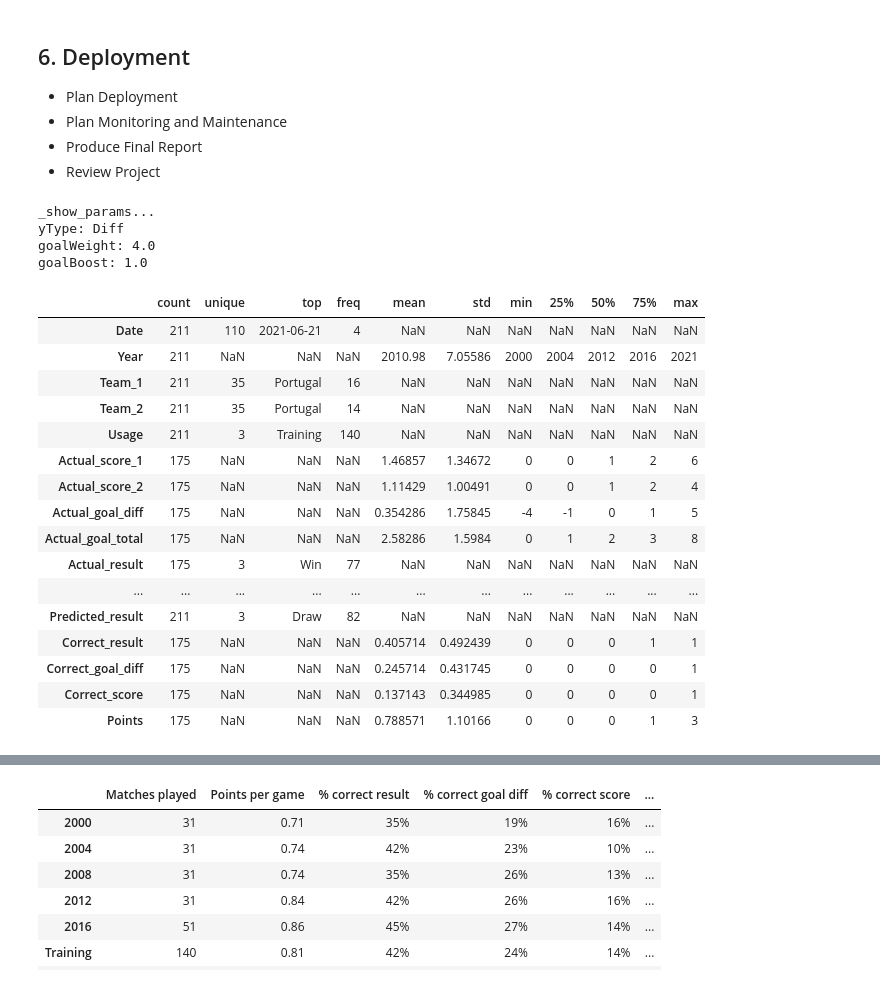
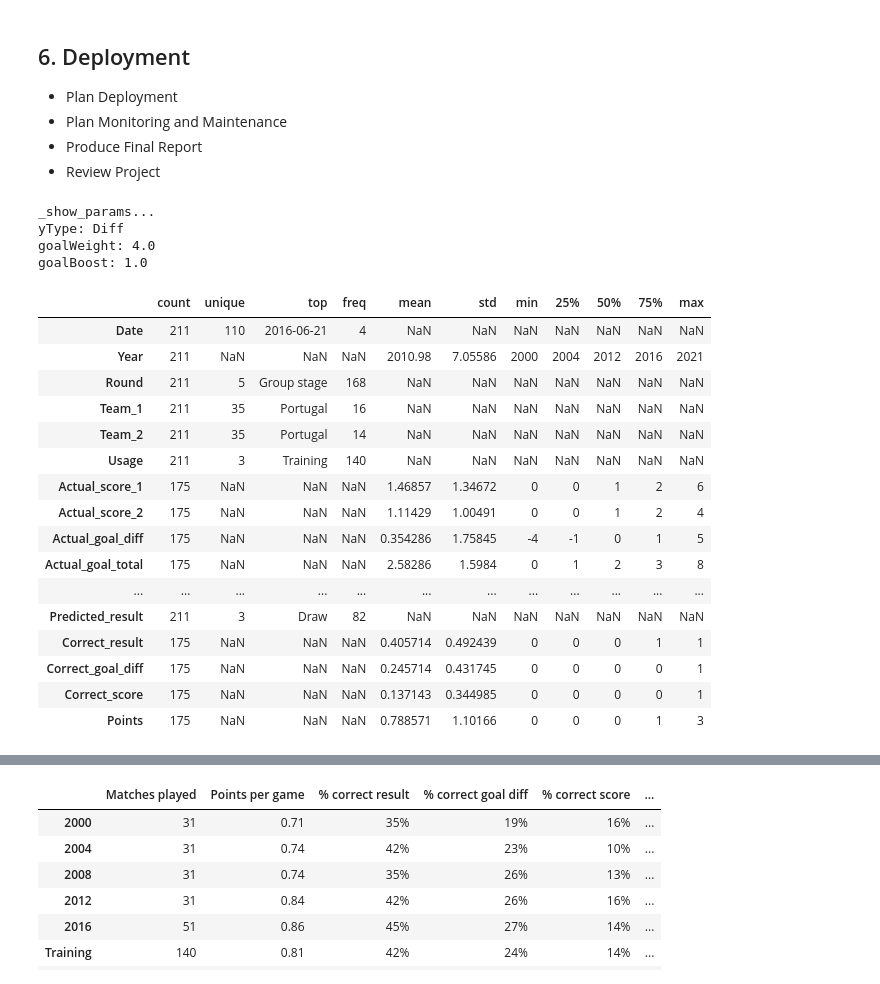
Before and after one commit to deacona/the-ball-is-round, a Jupyter notebook: notebooks/intl_02_euro_2020.ipynb, the cells around one changed output, grey strips where cells are left out. Drawn from its saved outputs; the diff is of its cells as text; code cells hidden in the pictures.

Commit message:
Use group stage predictions
Add Round to data
Calculate group tables and third-place rankings
Enter UEFA Match and Tournament predictors

```diff
--- a/notebooks/intl_02_euro_2020.ipynb
+++ b/notebooks/intl_02_euro_2020.ipynb
@@ -813,8 +813,8 @@ selected_gd_model, selected_gt_model
 * Produce Final Report
 * Review Project
 # %%
-output = data.copy(deep=True)[["Date", "Year", "Team_1", "Team_2", "Usage", "Goals_1", "Goals_2", "Goal_diff", "Goal_total", "Result"]]
-output.columns = ["Date", "Year", "Team_1", "Team_2", "Usage", "Actual_score_1", "Actual_score_2", "Actual_goal_diff", "Actual_goal_total", "Actual_result"]
+output = data.copy(deep=True)[["Date", "Year", "Round", "Team_1", "Team_2", "Usage", "Goals_1", "Goals_2", "Goal_diff", "Goal_total", "Result"]]
+output.columns = ["Date", "Year", "Round", "Team_1", "Team_2", "Usage", "Actual_score_1", "Actual_score_2", "Actual_goal_diff", "Actual_goal_total", "Actual_result"]
 output.loc[output.index.isin(gd_y_test.index), "Usage"] = "Testing"
 
 gd_pred = selected_gd_model.predict(data[gd_features])
@@ -822,35 +822,36 @@ gt_pred = selected_gt_model.predict(data[gt_features])
 
 gd_weight = 1 #.05
 gt_weight = 1 #.15
 
 ## add weights?
 output["Predicted_score_1"] = (gd_weight * (gt_pred + gd_pred) / 2).round()
 output["Predicted_score_2"] = (gt_weight * (gt_pred - gd_pred) / 2).round()
 output["Predicted_goal_diff"] = output.Predicted_score_1 - output.Predicted_score_2
 output["Predicted_goal_total"] = output.Predicted_score_1 + output.Predicted_score_2
 output["Predicted_result"] = None
 output.loc[output.Predicted_score_1 == output.Predicted_score_2, "Predicted_result"] = "Draw"
 output.loc[output.Predicted_score_1 > output.Predicted_score_2, "Predicted_result"] = "Win"
 output.loc[output.Predicted_score_1 < output.Predicted_score_2, "Predicted_result"] = "Loss"
 
 output["Correct_result"] = (output.Actual_result == output.Predicted_result).astype(int)
 output["Correct_goal_diff"] = (output.Actual_goal_diff == output.Predicted_goal_diff).astype(int)
 output["Correct_score"] = ((output.Actual_score_1 == output.Predicted_score_1) & (output.Actual_score_2 == output.Predicted_score_2)).astype(int)
 output["Points"] = output.Correct_result + output.Correct_goal_diff + output.Correct_score
 
 for col in ["Correct_result", "Correct_goal_diff", "Correct_score", "Points"]:
     output.loc[pd.isnull(output.Actual_result), col] = np.nan
 
 output.to_csv("../data/interim/intl_02_predictions.csv", index=False)
 output.describe(include="all").T
 # %% [output]
 _show_params...
 yType: Diff
 goalWeight: 4.0
 goalBoost: 1.0
 |  | count | unique | top | freq | mean | std | min | 25% | 50% | 75% | max |
-| Date | 211 | 110 | 2021-06-21 | 4 | NaN | NaN | NaN | NaN | NaN | NaN | NaN |
+| Date | 211 | 110 | 2016-06-21 | 4 | NaN | NaN | NaN | NaN | NaN | NaN | NaN |
 | Year | 211 | NaN | NaN | NaN | 2010.98 | 7.05586 | 2000 | 2004 | 2012 | 2016 | 2021 |
+| Round | 211 | 5 | Group stage | 168 | NaN | NaN | NaN | NaN | NaN | NaN | NaN |
 | Team_1 | 211 | 35 | Portugal | 16 | NaN | NaN | NaN | NaN | NaN | NaN | NaN |
 | Team_2 | 211 | 35 | Portugal | 14 | NaN | NaN | NaN | NaN | NaN | NaN | NaN |
 | Usage | 211 | 3 | Training | 140 | NaN | NaN | NaN | NaN | NaN | NaN | NaN |
@@ -858,7 +859,6 @@ goalBoost: 1.0
 | Actual_score_2 | 175 | NaN | NaN | NaN | 1.11429 | 1.00491 | 0 | 0 | 1 | 2 | 4 |
 | Actual_goal_diff | 175 | NaN | NaN | NaN | 0.354286 | 1.75845 | -4 | -1 | 0 | 1 | 5 |
 | Actual_goal_total | 175 | NaN | NaN | NaN | 2.58286 | 1.5984 | 0 | 1 | 2 | 3 | 8 |
-| Actual_result | 175 | 3 | Win | 77 | NaN | NaN | NaN | NaN | NaN | NaN | NaN |
 | ... | ... | ... | ... | ... | ... | ... | ... | ... | ... | ... | ... |
 | Predicted_result | 211 | 3 | Draw | 82 | NaN | NaN | NaN | NaN | NaN | NaN | NaN |
 | Correct_result | 175 | NaN | NaN | NaN | 0.405714 | 0.492439 | 0 | 0 | 0 | 1 | 1 |
```
Also changed, not shown: parts of 9 cells of this notebook, 5 other files.
